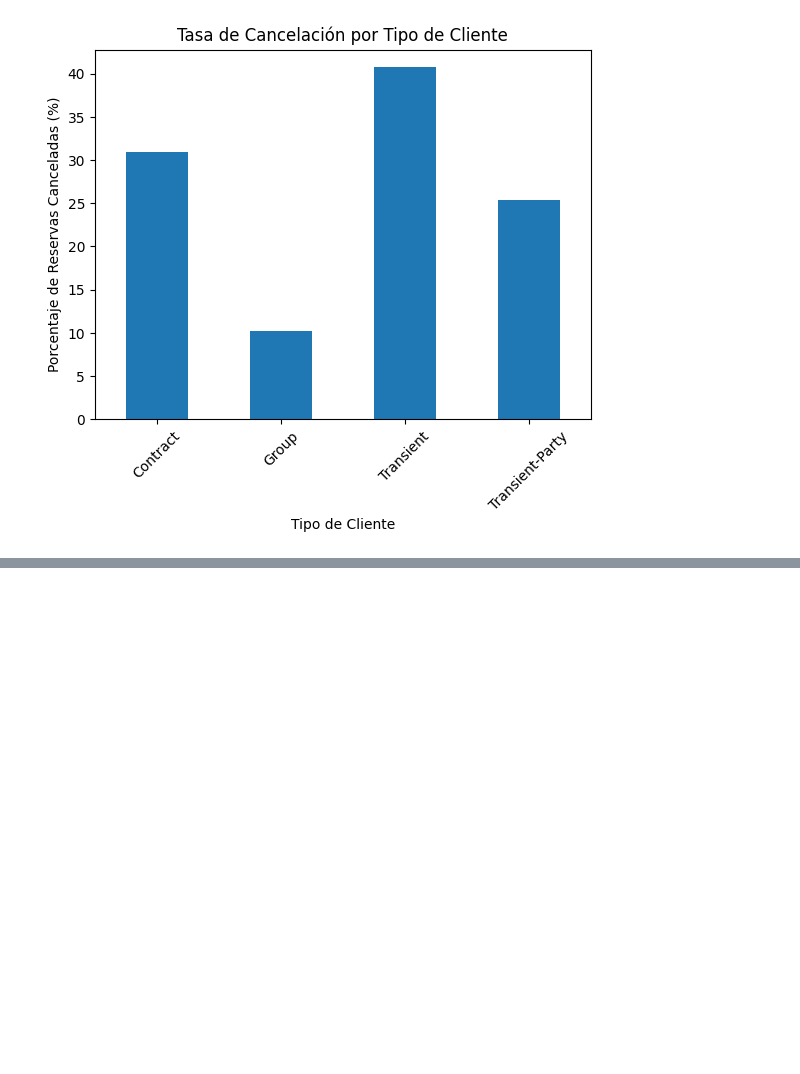
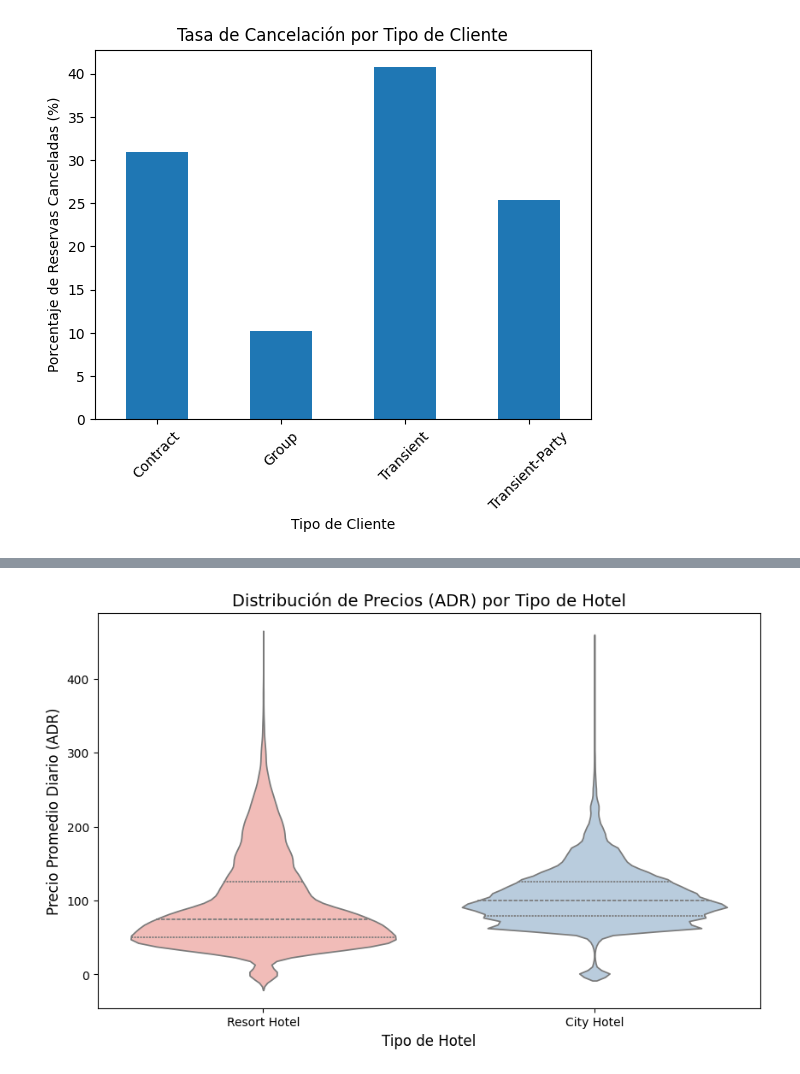
Before and after one commit to prvallejoz/ejercicio3-mcib-b, a Jupyter notebook: hotel_bookings.ipynb, the cells around one changed output, grey strips where cells are left out. Saved outputs shown, nothing was run; the diff lists cells and outputs as text; code cells hidden in the pictures; blank space fills up the shorter version.

```diff
--- a/hotel_bookings.ipynb
+++ b/hotel_bookings.ipynb
@@ -236,0 +283,12 @@ plt.show()
+# %%
+df_filtered = data_cleaned[data_cleaned['adr'] < 500]
+
+plt.figure(figsize=(10, 6))
+sns.violinplot(data=df_filtered, x='hotel', y='adr', palette='Pastel1', inner='quartile', hue='hotel')
+plt.title('Distribución de Precios (ADR) por Tipo de Hotel', fontsize=14)
+plt.xlabel('Tipo de Hotel', fontsize=12)
+plt.ylabel('Precio Promedio Diario (ADR)', fontsize=12)
+
+plt.show()
+# %% [output]
+[figure, added]
```
Also changed, not shown: parts of 9 cells of this notebook.
